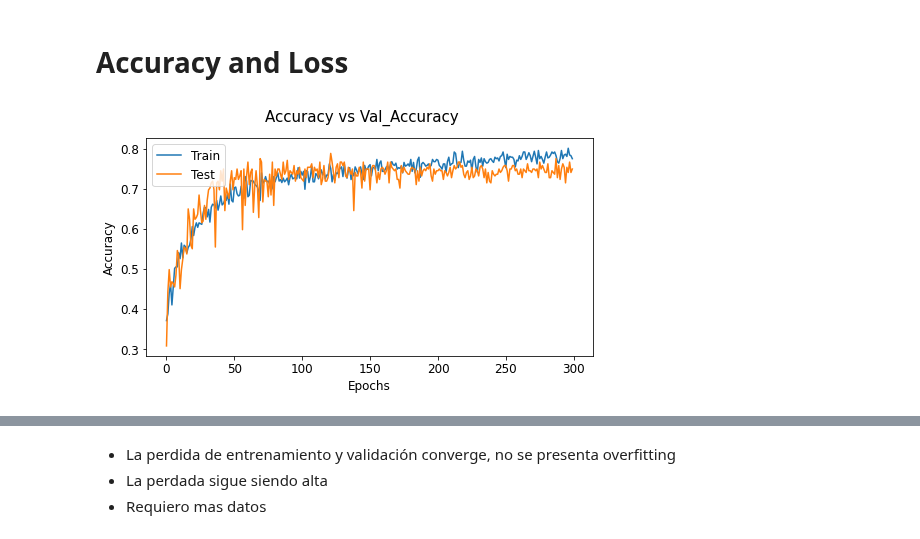
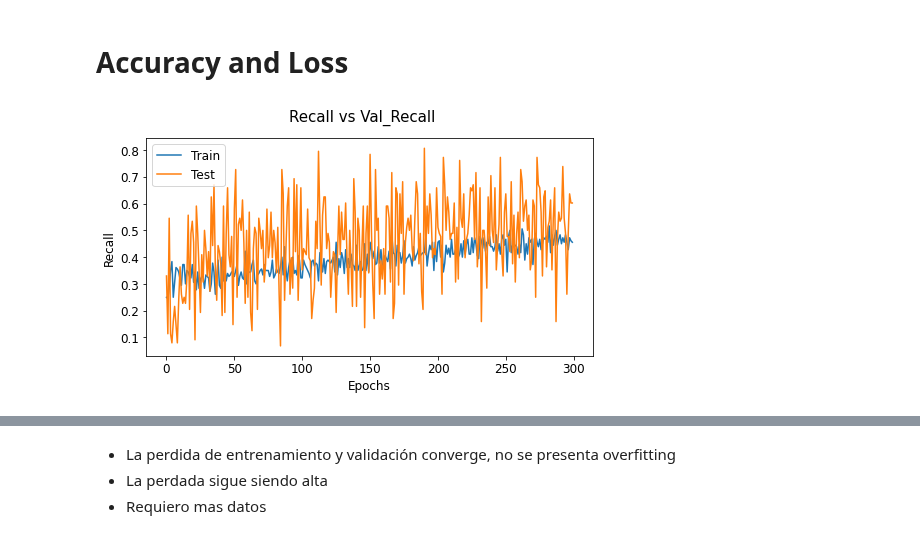
Before and after one commit to Kaiziferr/deep_learning, a Jupyter notebook: multilayer_perceptron/01_workshop_evaluate_model.ipynb, the cells around one changed output, grey strips where cells are left out. Saved outputs shown, nothing was run; the diff lists cells and outputs as text; code cells hidden in the pictures.

```diff
--- a/multilayer_perceptron/01_workshop_evaluate_model.ipynb
+++ b/multilayer_perceptron/01_workshop_evaluate_model.ipynb
@@ -159,7 +162,7 @@ dict_keys(['loss', 'accuracy', 'val_loss', 'val_accuracy'])
 # %% [markdown]
 # Accuracy and Loss
-# %%
-plot_accuracy_loss(history, 'accuracy', 'val_accuracy', 'Accuracy', 'Accuracy vs Val_Accuracy')
-# %% [output]
-[figure, removed]
+# %%
+plot_metrics_valuate(history, 'recall', 'val_recall', 'Recall', 'Recall vs Val_Recall')
+# %% [output]
+[figure, added]
 # %%
```
Also changed, not shown: parts of 13 cells of this notebook.
